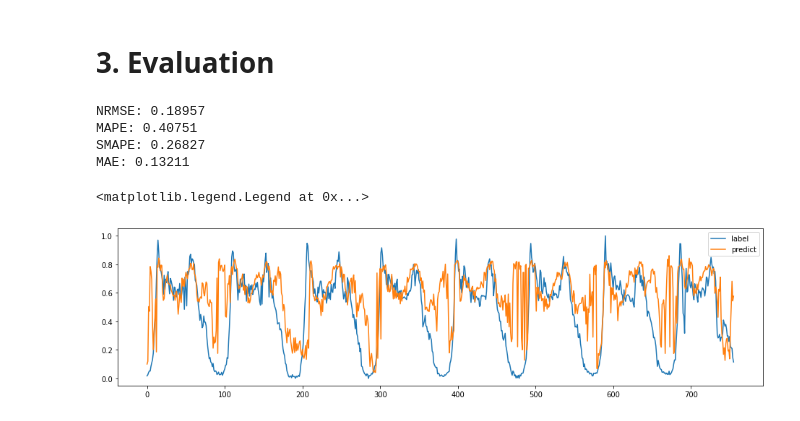
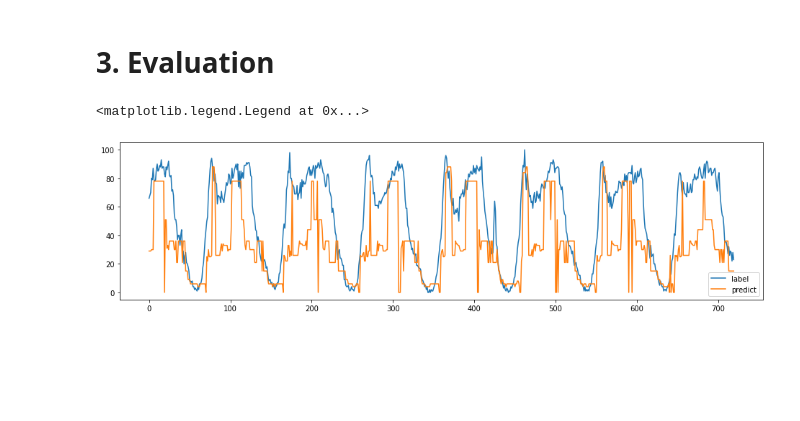
Before and after one commit to khzhang2/BDA_traffic, a Jupyter notebook: BDA.ipynb, the cells around one changed output. Drawn from its saved outputs; the diff is of its cells as text; code cells hidden in the pictures; blank space fills up the shorter version.

```diff
--- a/BDA.ipynb
+++ b/BDA.ipynb
@@ -194,7 +197,7 @@ Xs, Xt = bda_utils.load_data(if_weekday=1, if_interdet=1)
 Xs, Xs_min, Xs_max = bda_utils.normalize2D(Xs)
 Xt, Xt_min, Xt_max = bda_utils.normalize2D(Xt)
 # %%
-for i in range(10):
+for i in range(Xs.shape[1]):
     plt.figure(figsize=[20,4])
     plt.plot(Xs[:, i])
     plt.plot(Xt[:, i])
@@ -214,8 +208,8 @@ for i in range(10):
 # %%
 label_seq_len = 3
 # batch_size = full batch
-seq_len = 12
-reduced_dim = 4
+seq_len = 48
+reduced_dim = 15
 inp_dim = min(Xs.shape[1], Xt.shape[1])
 label_dim = min(Xs.shape[1], Xt.shape[1])
 hid_dim = 12
@@ -358,13 +355,13 @@ Yt_train_3d = np.transpose(Yt_train_3d, (1, 2, 0))
 # %%
 batch_size = 1960
 
-train_x = np.vstack([Xs_train, Xt_train])
-train_y = np.vstack([Ys_train, Yt_train])
+train_x = np.vstack([Xs_train_3d, Xt_train_3d])
+train_y = np.vstack([Ys_train_3d, Yt_train_3d])
 
 train_x = torch.tensor(train_x, dtype=torch.float32).to(device)
 train_y = torch.tensor(train_y, dtype=torch.float32).to(device)
-Xt_valid = torch.tensor(Xt_valid, dtype=torch.float32).to(device)
-Yt_valid = torch.tensor(Yt_valid, dtype=torch.float32).to(device)
+Xt_valid_3d = torch.tensor(Xt_valid_3d, dtype=torch.float32).to(device)
+Yt_valid_3d = torch.tensor(Yt_valid_3d, dtype=torch.float32).to(device)
 
 train_dataset = TensorDataset(train_x, train_y)
 train_loader = torch.utils.data.DataLoader(train_dataset, batch_size, shuffle=False)
@@ -379,16 +383,15 @@ print(Yt_valid_3d.shape)
 ## 2.c. Learn
 # %%
 # build model
-from bda_utils import traff_net
 device = torch.device("cuda" if torch.cuda.is_available() else "cpu")
-net = traff_net(inp_dim-reduced_dim, label_dim).to(device)
+net = traff_net(seq_len - reduced_dim).to(device)
 criterion = nn.NLLLoss()
 optimizer = torch.optim.Adam(net.parameters(), lr=0.01)
 #scheduler =  torch.optim.lr_scheduler.StepLR(optimizer, 0.7)
 train_loss_set = []
 val_loss_set = []
 
-det = 5  # which detector to visualize
+det = 0  # which detector to visualize
 # %% [markdown]
 # 1005 4:47写到这里，
 ## 已经做好：把loss改成了交叉熵。接下来要做的是：把train部分的输出改成离散、处理可视化部分、修改模型部分的输出（改成分类问题）、研究交叉熵还是log-loss
@@ -460,27 +458,10 @@ Yt_valid = Yt_valid.cpu().detach().numpy()
-# %%
-net.eval()
-m = 0.1
-
-nrmse_loss = bda_utils.nrmse_loss_func(val_out, Yt_valid[:, 0, :], m)
-mape_loss = bda_utils.mape_loss_func(val_out, Yt_valid[:, 0, :], m)
-smape_loss = bda_utils.smape_loss_func(val_out, Yt_valid[:, 0, :], m)
-mae_loss = bda_utils.mae_loss_func(val_out, Yt_valid[:, 0, :], m)
-
-print('NRMSE: %.5f'%nrmse_loss)
-print('MAPE: %.5f'%mape_loss)
-print('SMAPE: %.5f'%smape_loss)
-print('MAE: %.5f'%mae_loss)
-# %% [output]
-NRMSE: 0.18957
-MAPE: 0.40751
-SMAPE: 0.26827
-MAE: 0.13211
 # %%
+val_out = net(Xt_valid_3d)
 plt.figure(figsize=[16,4])
-plt.plot(Yt_valid[:, 0, det], label='label')
-plt.plot(val_out[:, det], label='predict')
+plt.plot(bda_utils.get_class(Yt_valid_3d[:, 0, det]).cpu().flatten(), label='label')
+plt.plot(torch.argmax(val_out, dim=1).cpu(), label='predict')
 plt.legend()
 # %% [output]
 <matplotlib.legend.Legend at 0x...>
-[figure, old version]
+[figure, new version]
 # %%
```
Also changed, not shown: parts of 16 cells of this notebook, 4 other files.
